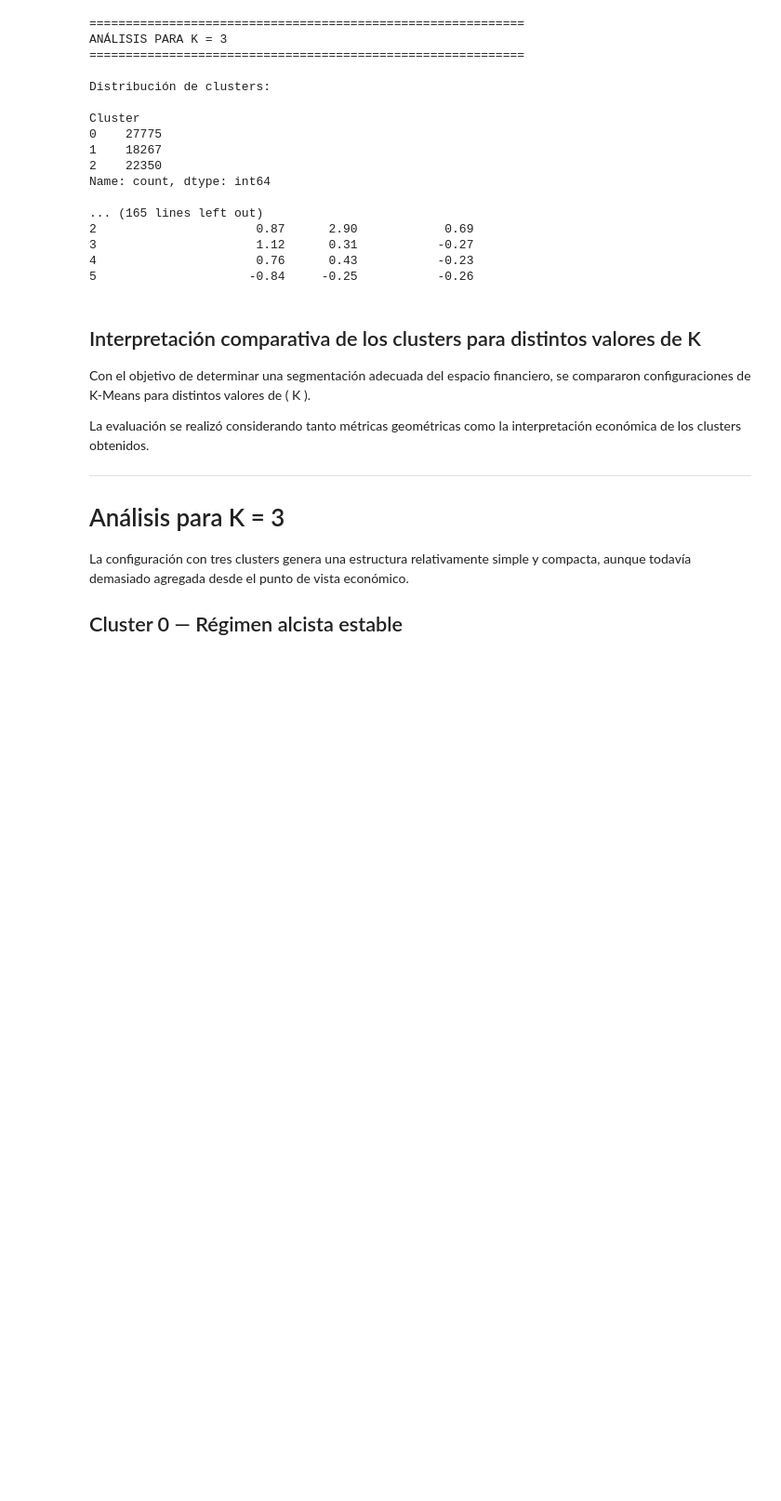
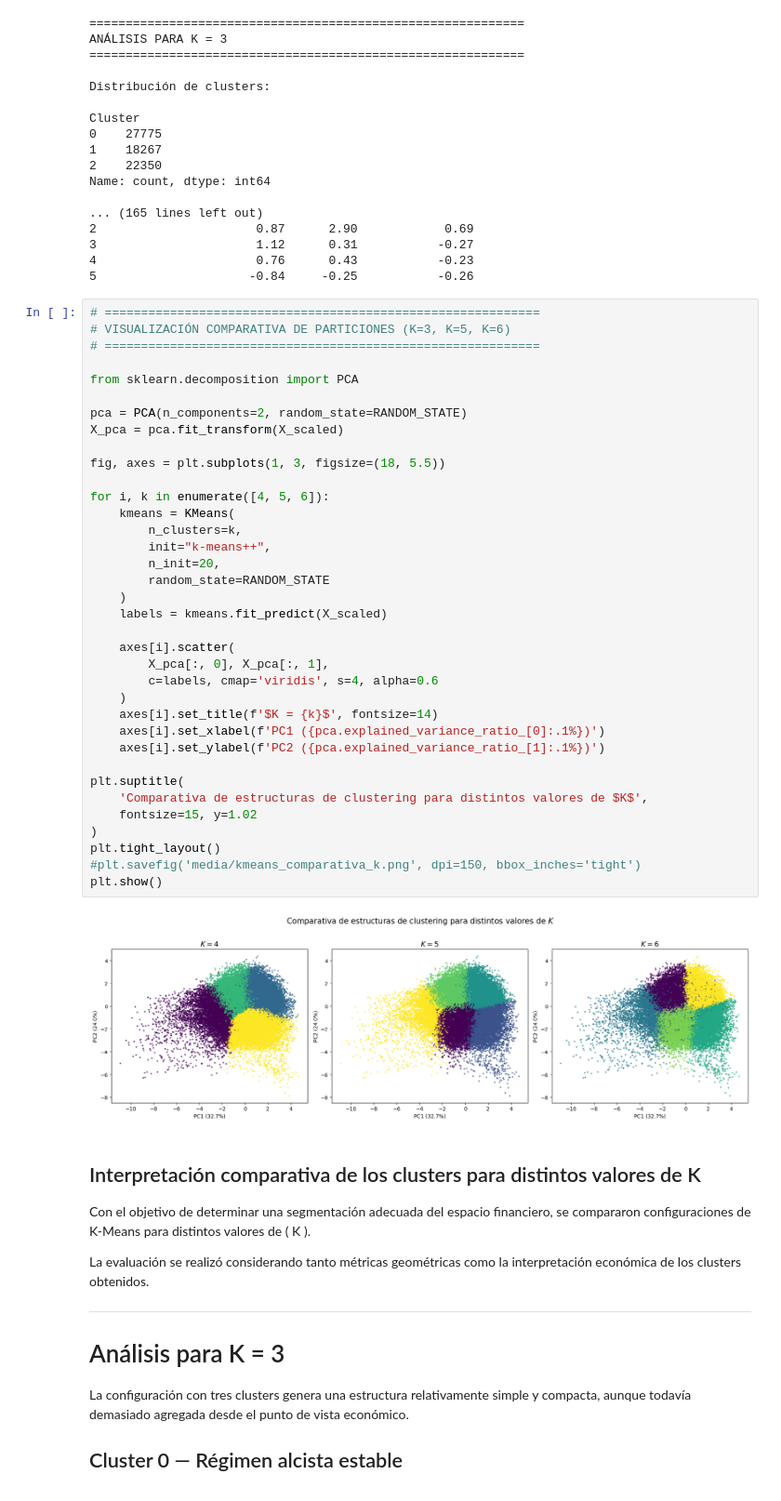
Before and after one commit to marespcue1/hybrid-momentum-anomaly-detection, a Jupyter notebook: notebooks/k-means.ipynb, the cells around one changed output. Shown at 93% size. Saved outputs shown, nothing was run; the diff lists cells and outputs as text; blank space fills up the shorter version.

```diff
--- a/notebooks/k-means.ipynb
+++ b/notebooks/k-means.ipynb
@@ -390,6 +390,44 @@ Name: count, dtype: int64
 3                      1.12      0.31           -0.27
 4                      0.76      0.43           -0.23
 5                     -0.84     -0.25           -0.26
+# %%
+# ============================================================
+# VISUALIZACIÓN COMPARATIVA DE PARTICIONES (K=3, K=5, K=6)
+# ============================================================
+
+from sklearn.decomposition import PCA
+
+pca = PCA(n_components=2, random_state=RANDOM_STATE)
+X_pca = pca.fit_transform(X_scaled)
+
+fig, axes = plt.subplots(1, 3, figsize=(18, 5.5))
+
+for i, k in enumerate([4, 5, 6]):
+    kmeans = KMeans(
+        n_clusters=k,
+        init="k-means++",
+        n_init=20,
+        random_state=RANDOM_STATE
+    )
+    labels = kmeans.fit_predict(X_scaled)
+
+    axes[i].scatter(
+        X_pca[:, 0], X_pca[:, 1],
+        c=labels, cmap='viridis', s=4, alpha=0.6
+    )
+    axes[i].set_title(f'$K = {k}$', fontsize=14)
+    axes[i].set_xlabel(f'PC1 ({pca.explained_variance_ratio_[0]:.1%})')
+    axes[i].set_ylabel(f'PC2 ({pca.explained_variance_ratio_[1]:.1%})')
+
+plt.suptitle(
+    'Comparativa de estructuras de clustering para distintos valores de $K$',
+    fontsize=15, y=1.02
+)
+plt.tight_layout()
+#plt.savefig('media/kmeans_comparativa_k.png', dpi=150, bbox_inches='tight')
+plt.show()
+# %% [output]
+[figure, added]
 # %% [markdown]
 ## Interpretación comparativa de los clusters para distintos valores de K
 
```
Also changed, not shown: parts of 7 cells of this notebook, 5 other files.
